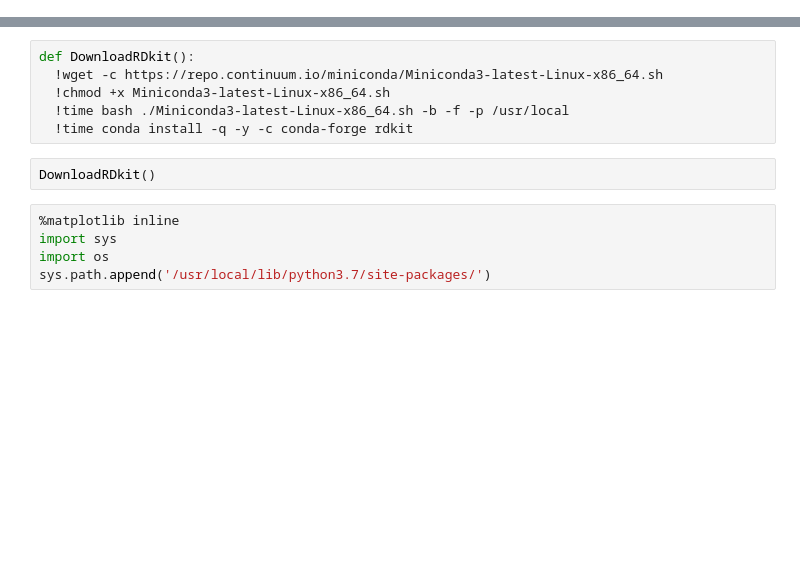
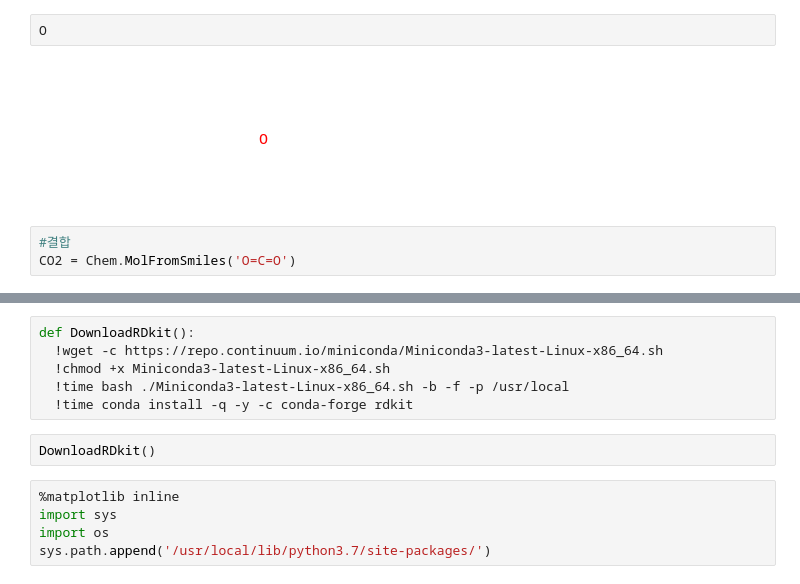
Before and after one commit to RoiDaeyoon/19-lab, a Jupyter notebook: SMILE.ipynb, the cells around one changed output, grey strips where cells are left out. Drawn from its saved outputs; the diff is of its cells as text; blank space fills up the shorter version.

```diff
--- a/SMILE.ipynb
+++ b/SMILE.ipynb
@@ -25,0 +61,7 @@ c1ccccc1 |benzene(벤젠)| N'['C@H']'(C)C(=O)O | D-alanine (D-알라닌)
+# %%
+O
+# %% [output]
+[figure, added]
+# %%
+#결합
+CO2 = Chem.MolFromSmiles('O=C=O')
```
Also changed, not shown: parts of 29 cells of this notebook.
